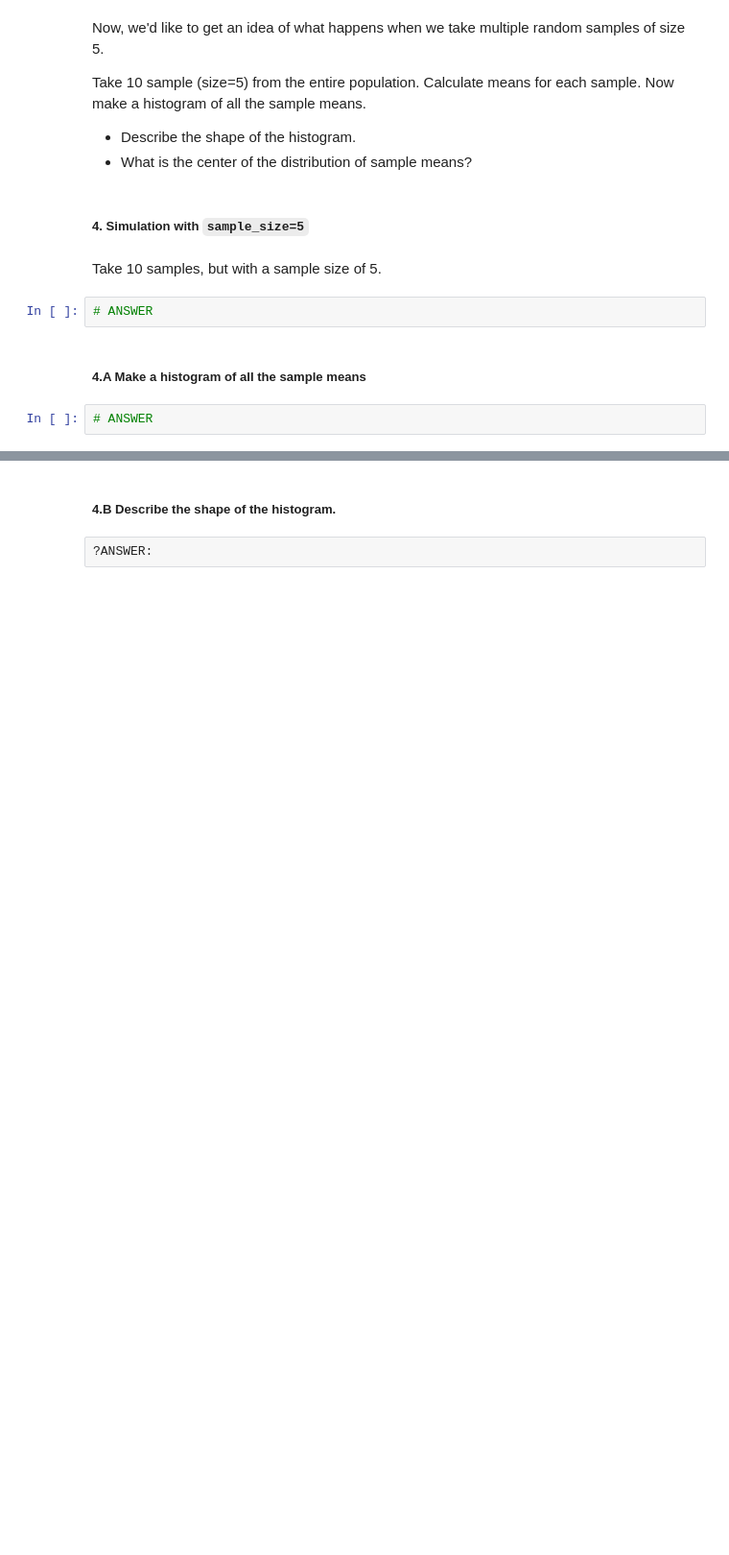
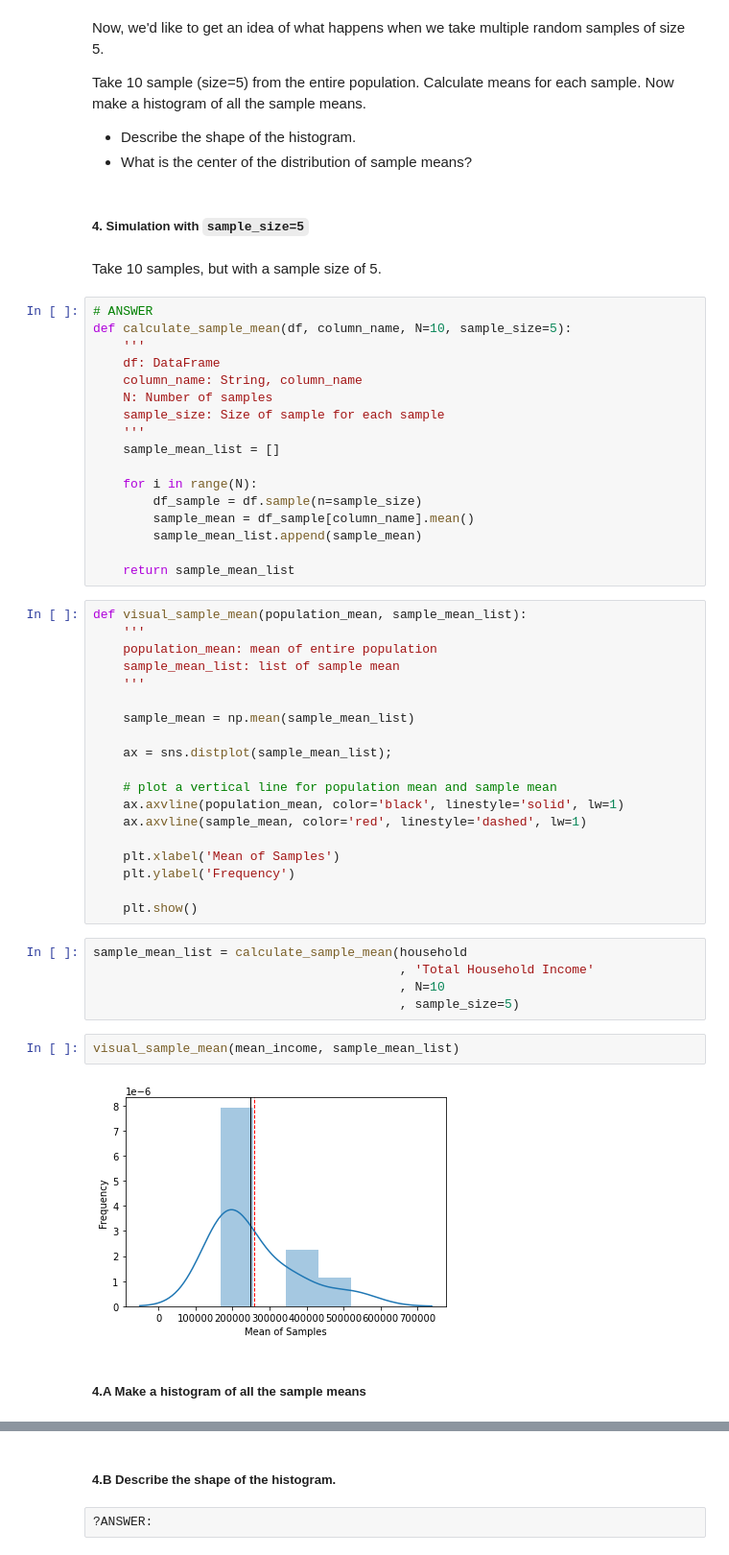
Before and after one commit to reediredale/institute-of-data, a Jupyter notebook: Module 2/Lab_2.1.3.ipynb, the cells around one changed output, grey strips where cells are left out. Shown at 96% size. Drawn from its saved outputs; the diff is of its cells as text; blank space fills up the shorter version.

```diff
--- a/Module 2/Lab_2.1.3.ipynb
+++ b/Module 2/Lab_2.1.3.ipynb
@@ -88,9 +113,50 @@ Take 10 sample (size=5) from the entire population. Calculate means for each sam
 ##### 4. Simulation with `sample_size=5`
 # %% [markdown]
 Take 10 samples, but with a sample size of 5.
-# %%
-# ANSWER
+# %%
+# ANSWER
+def calculate_sample_mean(df, column_name, N=10, sample_size=5):
+    '''
+    df: DataFrame
+    column_name: String, column_name
+    N: Number of samples
+    sample_size: Size of sample for each sample
+    '''
+    sample_mean_list = []
+
+    for i in range(N):
+        df_sample = df.sample(n=sample_size)
+        sample_mean = df_sample[column_name].mean()
+        sample_mean_list.append(sample_mean)
+
+    return sample_mean_list
+# %%
+def visual_sample_mean(population_mean, sample_mean_list):
+    '''
+    population_mean: mean of entire population
+    sample_mean_list: list of sample mean
+    '''
+
+    sample_mean = np.mean(sample_mean_list)
+
+    ax = sns.distplot(sample_mean_list);
+
+    # plot a vertical line for population mean and sample mean
+    ax.axvline(population_mean, color='black', linestyle='solid', lw=1)
+    ax.axvline(sample_mean, color='red', linestyle='dashed', lw=1)
+
+    plt.xlabel('Mean of Samples')
+    plt.ylabel('Frequency')
+
+    plt.show()
+# %%
+sample_mean_list = calculate_sample_mean(household
+                                         , 'Total Household Income'
+                                         , N=10
+                                         , sample_size=5)
+# %%
+visual_sample_mean(mean_income, sample_mean_list)
+# %% [output]
+[figure, added]
 # %% [markdown]
 ##### 4.A Make a histogram of all the sample means
-# %%
-# ANSWER
```
Also changed, not shown: parts of 7 cells of this notebook.
